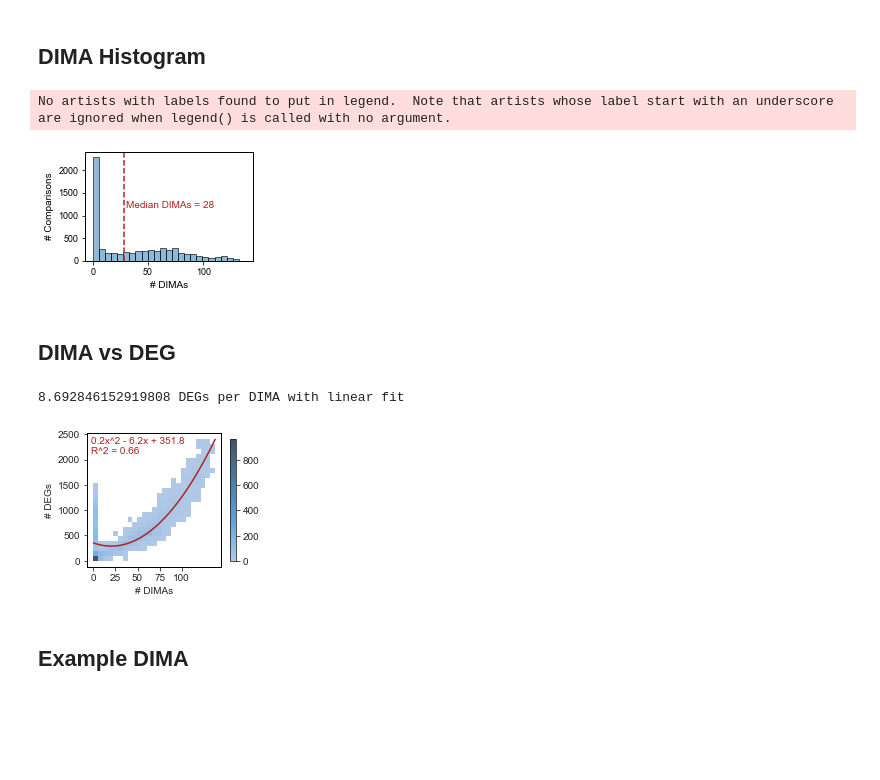
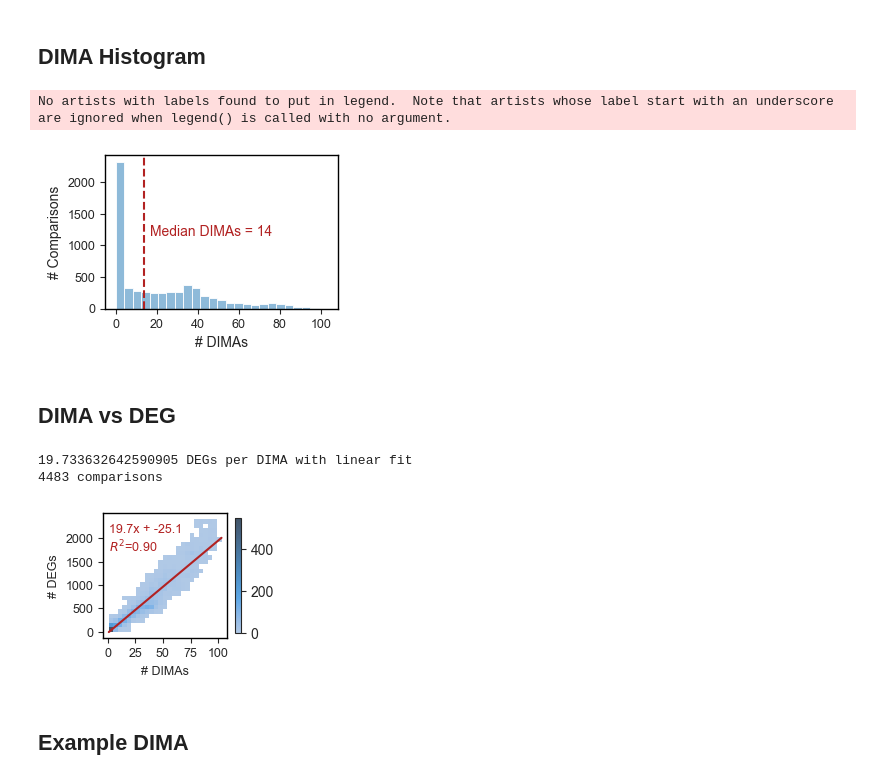
Before and after one commit to SBRG/precise1k, a Jupyter notebook: notebooks/precise1k/fig__investigate_activities.ipynb, the cells around one changed output. Saved outputs shown, nothing was run; the diff lists cells and outputs as text; code cells hidden in the pictures; blank space fills up the shorter version.

```diff
--- a/notebooks/precise1k/fig__investigate_activities.ipynb
+++ b/notebooks/precise1k/fig__investigate_activities.ipynb
@@ -143,7 +143,7 @@ for deg_file in tqdm(os.listdir(DEG_PATH)):
     # ensure we're dealing with a CSV
     if '.csv' in deg_file:
         full_name_1, full_name_2 = [cond.replace('__', ':') for cond in deg_file.split('.')[0].split('_vs_')]
-        dima_res = dima_fast(full_name_1, full_name_2, fdr=0.1, threshold=3)
+        dima_res = dima_fast(full_name_1, full_name_2, fdr=0.1, threshold=5)
         cond_pair_to_dima_count[(full_name_1, full_name_2)] = dima_res.shape[0]
 
         # re-hash the DEG analysis so we can do DEG vs DIMA
@@ -173,44 +173,49 @@ plt.savefig(os.path.join(FIG_PATH, 'dimas_histogram.svg'), dpi=400, bbox_inches=
 plt.savefig(os.path.join(FIG_PATH, 'dimas_histogram.png'), dpi=400, bbox_inches='tight')
 # %% [output]
 No artists with labels found to put in legend.  Note that artists whose label start with an underscore are ignored when legend() is called with no argument.
-[figure, old version]
+[figure, new version]
 # %% [markdown]
 ## DIMA vs DEG
 # %%
 sns.set_style('ticks')
 
-_, ax = plt.subplots(figsize=(3, 3))
+_, ax = plt.subplots(figsize=(2, 2))
 
-x_vals = list(cond_pair_to_dima_count.values())
-y_vals = list(cond_pair_to_deg_count.values())
+dima_counts_to_use = {k: v for k, v in cond_pair_to_dima_count.items() if v > 0}
+deg_counts_to_use = {k: v for k, v in cond_pair_to_deg_count.items() if k in dima_counts_to_use}
+
+x_vals = list(dima_counts_to_use.values())
+y_vals = list(deg_counts_to_use.values())
 
 bestfit = np.poly1d(np.polyfit(x_vals, y_vals, 1))
+r_squared = r2_score(y_vals, bestfit(x_vals))
 print(f'{bestfit.coefficients[0]} DEGs per DIMA with linear fit')
+print(f'{len(deg_counts_to_use)} comparisons')
 
 sns.histplot(x=x_vals, y=y_vals,cbar=True,bins=25,
              ax=ax, color='steelblue', cbar_kws={'shrink': 0.75})
 
+
+ax.tick_params(axis='both', labelsize=9)
+ax.set_yticks(np.arange(0, 2500, 500))
 ax.set_xticks(np.arange(0, 110, 25))
-ax.set_xlabel('# DIMAs', fontsize=10)
-ax.set_ylabel('# DEGs', fontsize=10)
+ax.set_xlabel('# DIMAs', fontsize=9)
+ax.set_ylabel('# DEGs', fontsize=9)
 ax.set_aspect(1./ax.get_data_ratio())
 
-bestfit = np.poly1d(np.polyfit(x_vals, y_vals, 2))
-r_squared = r2_score(y_vals, bestfit(x_vals))
 ax.plot(np.unique(x_vals), bestfit(np.unique(x_vals)), color='firebrick')
-ax.text(0.025, 0.9,
-        f'{bestfit.coefficients[0]:.1f}x^2 - {abs(bestfit.coefficients[1]):.1f}x + {bestfit.coefficients[2]:.1f}\nR^2 = {abs(r_squared):.2f}',
-        transform=ax.transAxes,color='firebrick',va='center')
+ax.text(0.05, 0.92, f'{bestfit[1]:.1f}x + {bestfit[0]:.1f}\n$R^{2}$={r_squared:.2f}', transform=ax.transAxes, color='firebrick', fontsize=9, va='top')
 
 for s in ax.spines.values():
     s.set_color('black')
     s.set_linewidth(1)
 
 plt.savefig(os.path.join(FIG_PATH, 'dima_v_deg.svg'), dpi=400, bbox_inches='tight')
 plt.savefig(os.path.join(FIG_PATH, 'dima_v_deg.png'), dpi=400, bbox_inches='tight')
 # %% [output]
-8.692846152919808 DEGs per DIMA with linear fit
+19.733632642590905 DEGs per DIMA with linear fit
+4483 comparisons
-[figure, old version]
+[figure, new version]
 # %% [markdown]
 ## Example DIMA
 # %%
```
Also changed, not shown: parts of 3 cells of this notebook, 44 other files.
